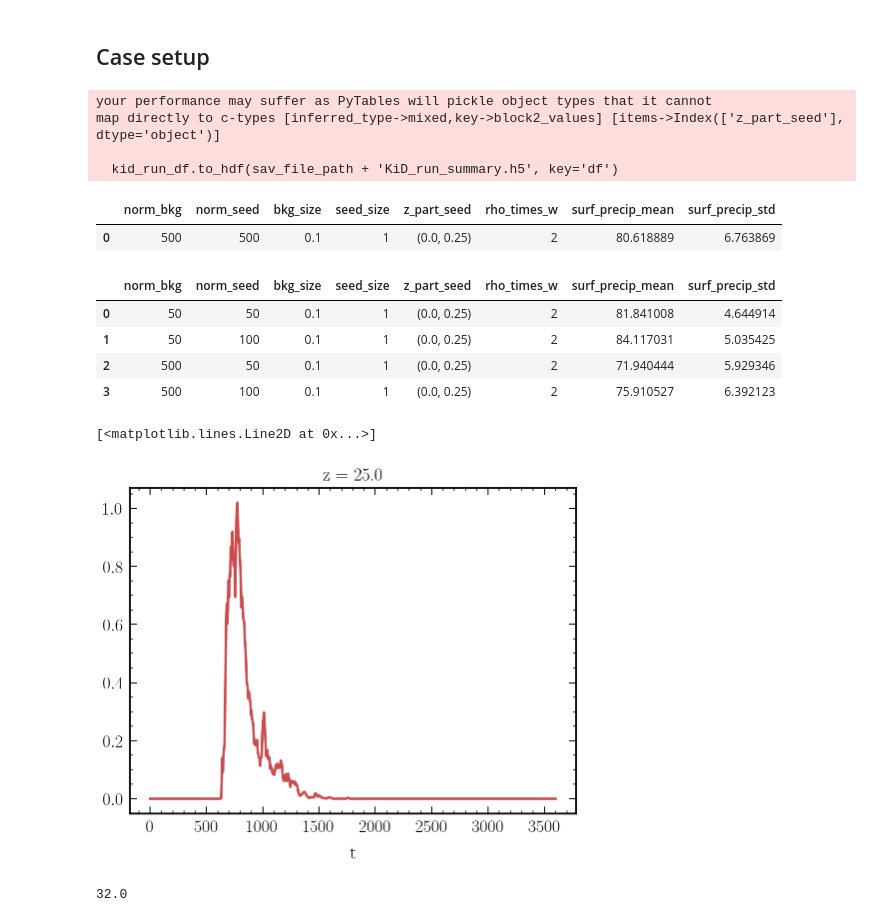
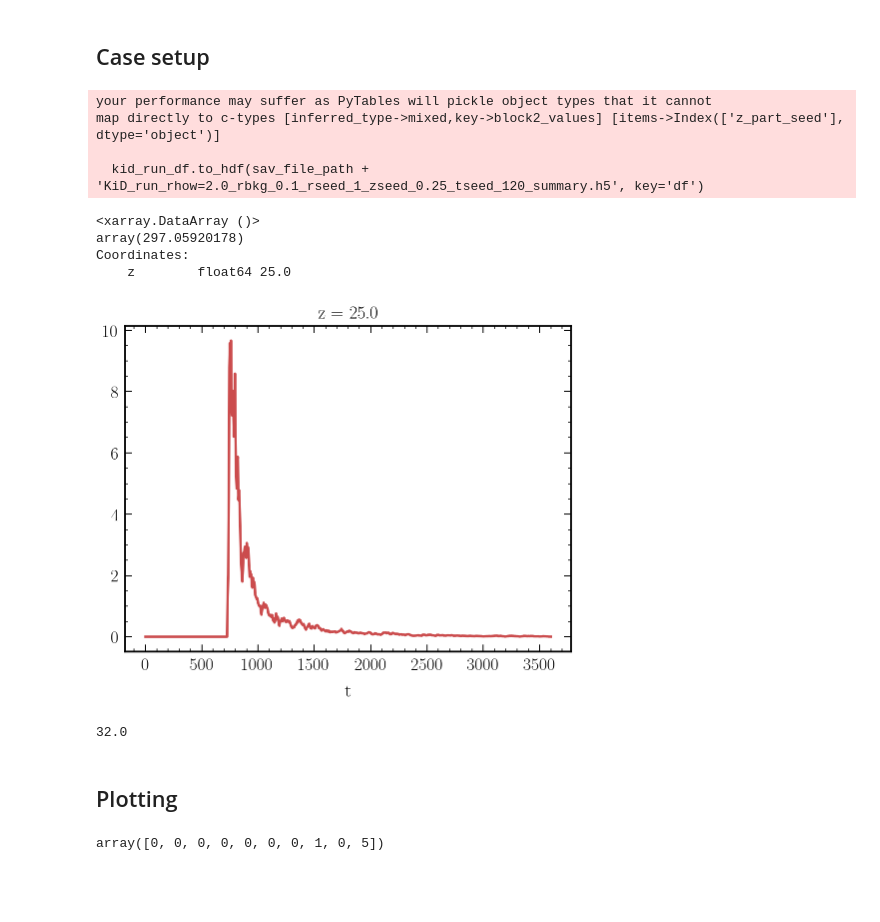
Before and after one commit to jtbuch/PySDM, a Jupyter notebook: examples/PySDM_examples/Buch_et_al_2024/parameter_scan_1d.ipynb, the cells around one changed output. Drawn from its saved outputs; the diff is of its cells as text; code cells hidden in the pictures; blank space fills up the shorter version.

Commit message:
seeding in parameter scan

```diff
--- a/examples/PySDM_examples/Buch_et_al_2024/parameter_scan_1d.ipynb
+++ b/examples/PySDM_examples/Buch_et_al_2024/parameter_scan_1d.ipynb
@@ -37,7 +38,7 @@ sav_plt_path= "/Users/hyfives-lamont/Desktop/cloud_seeding/plots/parameter_scan_
 # %% [markdown]
 ## Case setup
 # %%
-def KiD_run(param, bkg_size= 1E-1, seed_size= 1, z_part_seed= (0., 0.25), rho_times_w= 2, rindx= 0, n_runs= 10, rseed= 42):
+def KiD_run(param, bkg_size= 1E-1, seed_size= 1, z_part_seed= (0., 0.25), t_part_seed= 60, rho_times_w= 2, rindx= 0, n_runs= 10, rseed= 42):
 
         norm_bkg, norm_seed = param
 
@@ -54,7 +55,7 @@ def KiD_run(param, bkg_size= 1E-1, seed_size= 1, z_part_seed= (0., 0.25), rho_ti
                                 s_geom=1.4
                         ),
                 kappa_seed: Lognormal(
-                                norm_factor= norm_seed / si.cm ** 3,
+                                norm_factor= 0.1 / si.cm ** 3,
                                 m_mode= seed_size * si.um,
                                 s_geom= 1.2
                         )
@@ -63,11 +64,11 @@ def KiD_run(param, bkg_size= 1E-1, seed_size= 1, z_part_seed= (0., 0.25), rho_ti
         "dz": 50 * si.m,
         "p0": 990 * si.hPa,
         "z_part": ((0., 1.), z_part_seed),
-        "r_seed": 1 * si.um,
+        "r_seed": seed_size * si.um,
         "kappa_seed": 0.85,
-        "int_inj_rate": 10 / si.cm ** 3,
-        "seed_z_step": [],
-        "seed_t_step": [],
+        "int_inj_rate": norm_seed / si.cm ** 3,
+        "seed_z_step": [z_part_seed],
+        "seed_t_step": [t_part_seed],
         }
 
         output = {}
@@ -86,7 +87,7 @@ def KiD_run(param, bkg_size= 1E-1, seed_size= 1, z_part_seed= (0., 0.25), rho_ti
                         precip= True
                         )
                 simulation[key] = Simulation(settings[key])
-                output[key] = simulation[key].run().products
+                output[key] = simulation[key].stepwise_sd_update(seeding_type= 'aggregate').products
 
                 rain_xarr[key]= xarray.DataArray(data= output[key]['rain water mixing ratio'],
                                 dims=["z", "t"],
@@ -100,8 +101,8 @@ def KiD_run(param, bkg_size= 1E-1, seed_size= 1, z_part_seed= (0., 0.25), rho_ti
 
         return surface_rain
 # %%
-norm_bkg= np.logspace(1, np.log10(500), 2)
-norm_seed= np.logspace(0, np.log10(500), 2)
+norm_bkg= np.array([20]) #np.logspace(1, np.log10(500), 2)
+norm_seed= np.array([500]) #np.logspace(0, np.log10(500), 2)
 #z_part_seed= ((0., 0.25), (0.25, 0.50), (0.5, 0.75) , (0.75, 1.))
 
 param_list= list(itertools.product(norm_bkg, norm_seed))
@@ -110,6 +111,7 @@ kid_run_df= pd.DataFrame(param_list, columns= ['norm_bkg', 'norm_seed'])
 bkg_size= 1E-1 # in si.um
 seed_size= 1 # in si.um
 z_part_seed= (0., 0.25)
+t_part_seed= 120
 rho_times_w= 2 # in si.kg/si.m**3 * si.m/si.s
 
 mean_surf_prec_arr= []
@@ -117,7 +119,8 @@ sig_surf_prec_arr= []
 
 for i in tqdm(range(len(param_list))):
     try:
-        surface_rain= KiD_run(param= param_list[i], bkg_size= bkg_size, seed_size= seed_size, z_part_seed= z_part_seed, rho_times_w= rho_times_w, rindx=i, n_runs= 20, rseed= 24)
+        surface_rain= KiD_run(param= param_list[i], bkg_size= bkg_size, seed_size= seed_size, z_part_seed= z_part_seed, t_part_seed= t_part_seed,
+                                                                rho_times_w= rho_times_w, rindx=i, n_runs= 20, rseed= 67)
         surface_rain.to_netcdf(sav_file_path + f'KiD_run_{i+1}.nc') # saving the netcdf file
 
         mean_surf_prec_arr.append(surface_rain.sel(z= 25).sum(dim= 't').mean(dim= 'run').values.item())
@@ -134,32 +137,25 @@ kid_run_df['rho_times_w']= 2
 
 kid_run_df['surf_precip_mean']= np.array(mean_surf_prec_arr)
 kid_run_df['surf_precip_std']= np.array(sig_surf_prec_arr)
-kid_run_df.to_hdf(sav_file_path + 'KiD_run_summary.h5', key='df')
+kid_run_df.to_hdf(sav_file_path + 'KiD_run_rhow=2.0_rbkg_0.1_rseed_1_zseed_0.25_tseed_120_summary.h5', key='df')
 # %% [output]
 your performance may suffer as PyTables will pickle object types that it cannot
 map directly to c-types [inferred_type->mixed,key->block2_values] [items->Index(['z_part_seed'], dtype='object')]
 
-  kid_run_df.to_hdf(sav_file_path + 'KiD_run_summary.h5', key='df')
+  kid_run_df.to_hdf(sav_file_path + 'KiD_run_rhow=2.0_rbkg_0.1_rseed_1_zseed_0.25_tseed_120_summary.h5', key='df')
-# %%
-kid_run_df
-# %% [output]
-|  | norm_bkg | norm_seed | bkg_size | seed_size | z_part_seed | rho_times_w | surf_precip_mean | surf_precip_std |
-| 0 | 500 | 500 | 0.1 | 1 | (0.0, 0.25) | 2 | 80.618889 | 6.763869 |
-# %%
-kid_run_df
-# %% [output]
-|  | norm_bkg | norm_seed | bkg_size | seed_size | z_part_seed | rho_times_w | surf_precip_mean | surf_precip_std |
-| 0 | 50 | 50 | 0.1 | 1 | (0.0, 0.25) | 2 | 81.841008 | 4.644914 |
-| 1 | 50 | 100 | 0.1 | 1 | (0.0, 0.25) | 2 | 84.117031 | 5.035425 |
-| 2 | 500 | 50 | 0.1 | 1 | (0.0, 0.25) | 2 | 71.940444 | 5.929346 |
-| 3 | 500 | 100 | 0.1 | 1 | (0.0, 0.25) | 2 | 75.910527 | 6.392123 |
 # %%
 fig, ax= plt.subplots(1, 1, figsize=(8, 6))
 surface_rain.mean(dim= "run").sel(z= 25).plot(ax= ax)
+surface_rain.mean(dim= "run").sel(z= 25).sum()
 # %% [output]
-[<matplotlib.lines.Line2D at 0x...>]
+<xarray.DataArray ()>
+array(297.05920178)
+Coordinates:
+    z        float64 25.0
-[figure, old version]
+[figure, new version]
 # %%
 (960 * 120)/3600
 # %% [output]
 32.0
+# %% [markdown]
+## Plotting
@@ -165,0 +166,5 @@ surface_rain.mean(dim= "run").sel(z= 25).plot(ax= ax)
+# %%
+(kid_run_df.groupby('norm_bkg').get_group(10.0)['surf_precip_mean'].to_numpy() - \
+    kid_run_df[kid_run_df.norm_bkg == 10.0].groupby('norm_seed').get_group(1.0)['surf_precip_mean'].to_numpy()).astype(int)
+# %% [output]
+array([0, 0, 0, 0, 0, 0, 0, 1, 0, 5])
```
Also changed, not shown: parts of 5 cells of this notebook.
